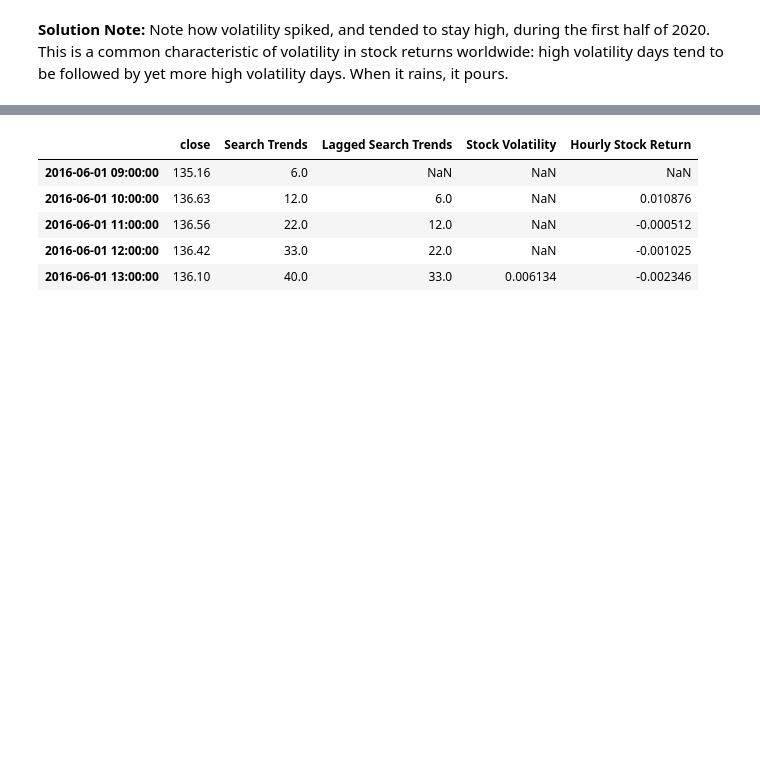
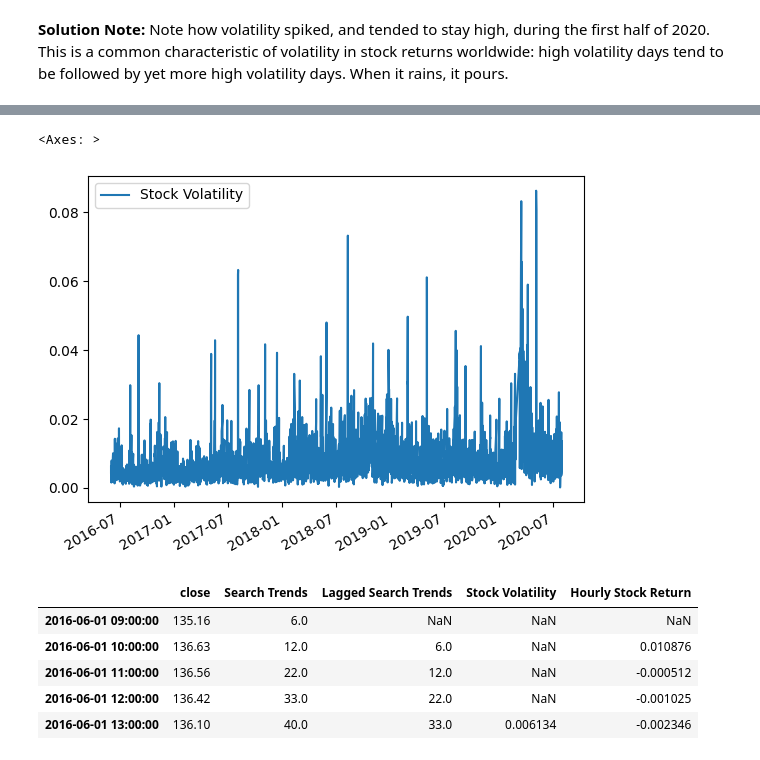
Before and after one commit to RAJESHVELAMALA/prophet-challenge, a Jupyter notebook: forecasting_net_prophet.ipynb, the cells around one changed output, grey strips where cells are left out. Saved outputs shown, nothing was run; the diff lists cells and outputs as text; code cells hidden in the pictures; blank space fills up the shorter version.

```diff
--- a/forecasting_net_prophet.ipynb
+++ b/forecasting_net_prophet.ipynb
@@ -254,18 +254,19 @@ df_mercado_stock.plot()
 <Axes: xlabel='date'>
 [figure]
 # %%
+from re import X
 # Concatenate the df_mercado_stock DataFrame with the df_mercado_trends DataFrame
 # Concatenate the DataFrame by columns (axis=1), and drop and rows with only one column of data
 
 print(df_mercado_trends.columns)
 print(df_mercado_stock.columns)
 
-df_mercado_stock_trends = pd.concat([df_mercado_stock,df_mercado_trends],axis=1).dropna()
+mercado_stock_trends_df = pd.concat([df_mercado_stock,df_mercado_trends],axis=1).dropna()
 
 # View the first and last five rows of the DataFrame
 
-display(df_mercado_stock_trends.head())
-display(df_mercado_stock_trends.tail())
+display(mercado_stock_trends_df.head())
+display(mercado_stock_trends_df.tail())
 # %% [output]
 Index(['Search Trends'], dtype='object')
 Index(['close'], dtype='object')
@@ -328,3 +329,10 @@ array([<Axes: >, <Axes: >], dtype=object)
 # %%
 # Create a new column in the mercado_stock_trends_df DataFrame called Lagged Search Trends
 # This column should shift the Search Trends information by one hour
+
+# Create a new column with the lagged Search Trends data
+mercado_stock_trends_df['Lagged Search Trends'] = mercado_stock_trends_df['Search Trends'].shift(1)
+
+# Display the first and last five rows of the DataFrame
+display(mercado_stock_trends_df.head())
+display(mercado_stock_trends_df.tail())
@@ -339,2 +352,9 @@ array([<Axes: >, <Axes: >], dtype=object)
 # %% [markdown]
 **Solution Note:** Note how volatility spiked, and tended to stay high, during the first half of 2020. This is a common characteristic of volatility in stock returns worldwide: high volatility days tend to be followed by yet more high volatility days. When it rains, it pours.
+# %%
+# Calculate the 4-period rolling standard deviation of the closing price returns
+mercado_stock_trends_df['Stock Volatility'] = mercado_stock_trends_df['close'].pct_change().rolling(window=4).std()
+
+# Display the first and last five rows of the DataFrame
+display(mercado_stock_trends_df.head())
+display(mercado_stock_trends_df.tail())
@@ -341,3 +374,10 @@ array([<Axes: >, <Axes: >], dtype=object)
+# %%
+# Visualize the stock volatility
+
+mercado_stock_trends_df.plot(y='Stock Volatility')
+# %% [output]
+<Axes: >
+[figure, added]
 # %%
 # Create a new column in the mercado_stock_trends_df DataFrame called Hourly Stock Return
 # This column should calculate hourly return percentage of the closing price
```
Also changed, not shown: parts of 9 cells of this notebook.
